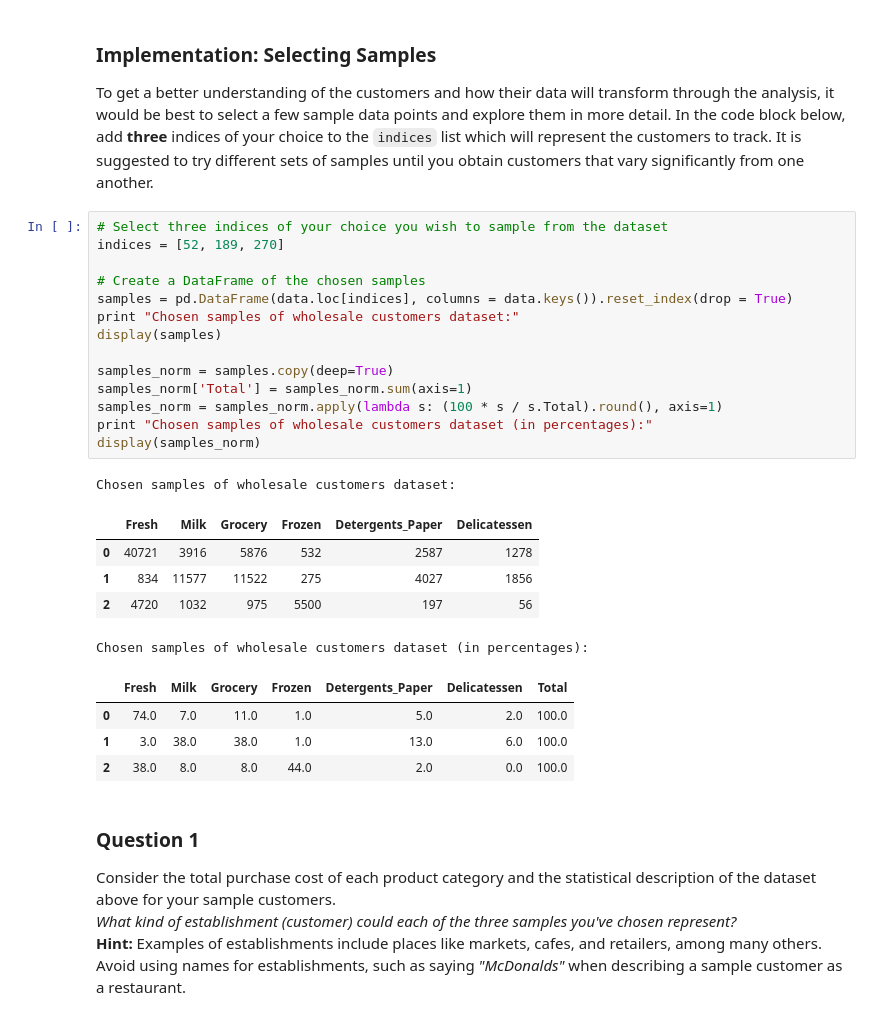
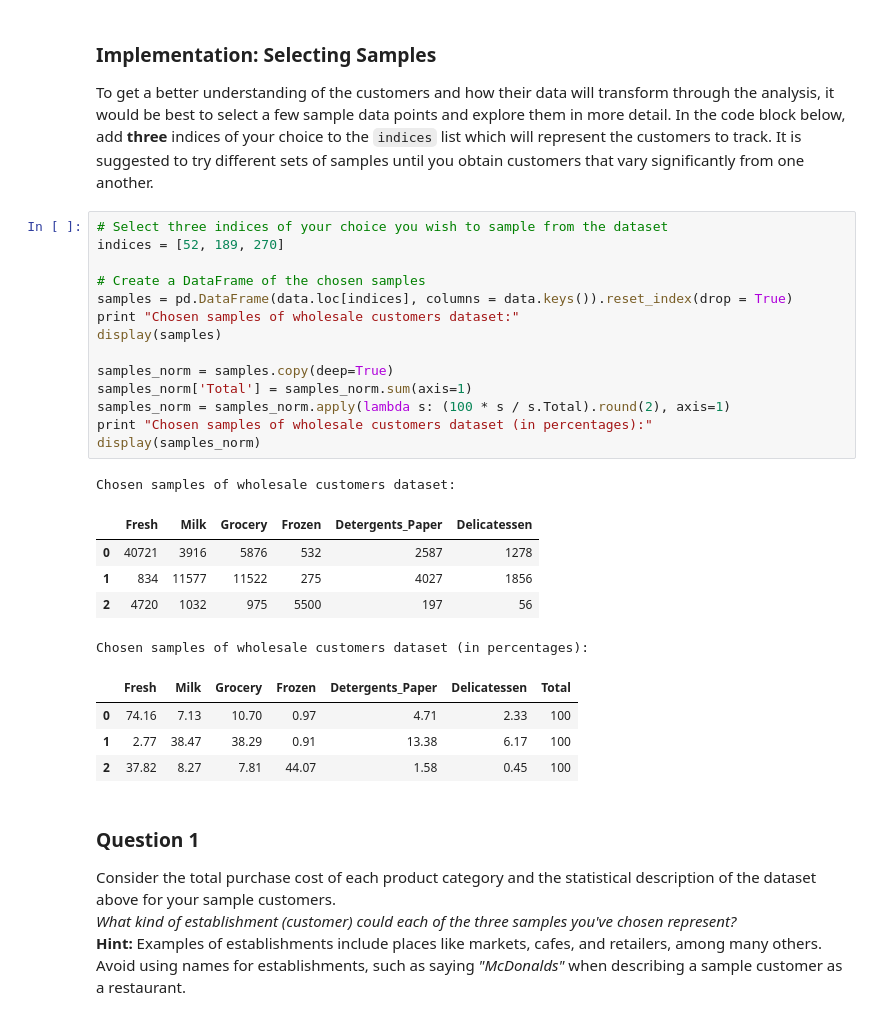
Before and after one commit to zelca/udacity-nd009-projects, a Jupyter notebook: projects/creating_customer_segments/customer_segments.ipynb, the cells around one changed output. Cells and saved outputs as stored; diff of their text form.

```diff
--- a/projects/creating_customer_segments/customer_segments.ipynb
+++ b/projects/creating_customer_segments/customer_segments.ipynb
@@ -62,28 +62,28 @@ To get a better understanding of the customers and how their data will transform
 # %%
 # Select three indices of your choice you wish to sample from the dataset
 indices = [52, 189, 270]
 
 # Create a DataFrame of the chosen samples
 samples = pd.DataFrame(data.loc[indices], columns = data.keys()).reset_index(drop = True)
 print "Chosen samples of wholesale customers dataset:"
 display(samples)
 
 samples_norm = samples.copy(deep=True)
 samples_norm['Total'] = samples_norm.sum(axis=1)
-samples_norm = samples_norm.apply(lambda s: (100 * s / s.Total).round(), axis=1)
+samples_norm = samples_norm.apply(lambda s: (100 * s / s.Total).round(2), axis=1)
 print "Chosen samples of wholesale customers dataset (in percentages):"
 display(samples_norm)
 # %% [output]
 Chosen samples of wholesale customers dataset:
 |  | Fresh | Milk | Grocery | Frozen | Detergents_Paper | Delicatessen |
 | 0 | 40721 | 3916 | 5876 | 532 | 2587 | 1278 |
 | 1 | 834 | 11577 | 11522 | 275 | 4027 | 1856 |
 | 2 | 4720 | 1032 | 975 | 5500 | 197 | 56 |
 Chosen samples of wholesale customers dataset (in percentages):
 |  | Fresh | Milk | Grocery | Frozen | Detergents_Paper | Delicatessen | Total |
-| 0 | 74.0 | 7.0 | 11.0 | 1.0 | 5.0 | 2.0 | 100.0 |
-| 1 | 3.0 | 38.0 | 38.0 | 1.0 | 13.0 | 6.0 | 100.0 |
-| 2 | 38.0 | 8.0 | 8.0 | 44.0 | 2.0 | 0.0 | 100.0 |
+| 0 | 74.16 | 7.13 | 10.70 | 0.97 | 4.71 | 2.33 | 100 |
+| 1 | 2.77 | 38.47 | 38.29 | 0.91 | 13.38 | 6.17 | 100 |
+| 2 | 37.82 | 8.27 | 7.81 | 44.07 | 1.58 | 0.45 | 100 |
 # %% [markdown]
 ### Question 1
 Consider the total purchase cost of each product category and the statistical description of the dataset above for your sample customers.
```
Also changed, not shown: parts of 14 cells of this notebook.
